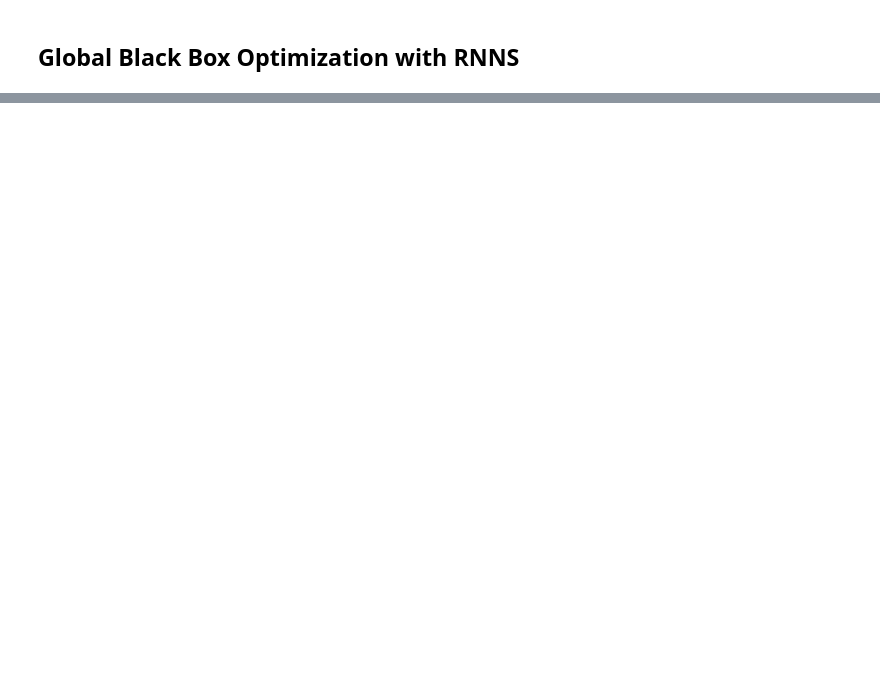
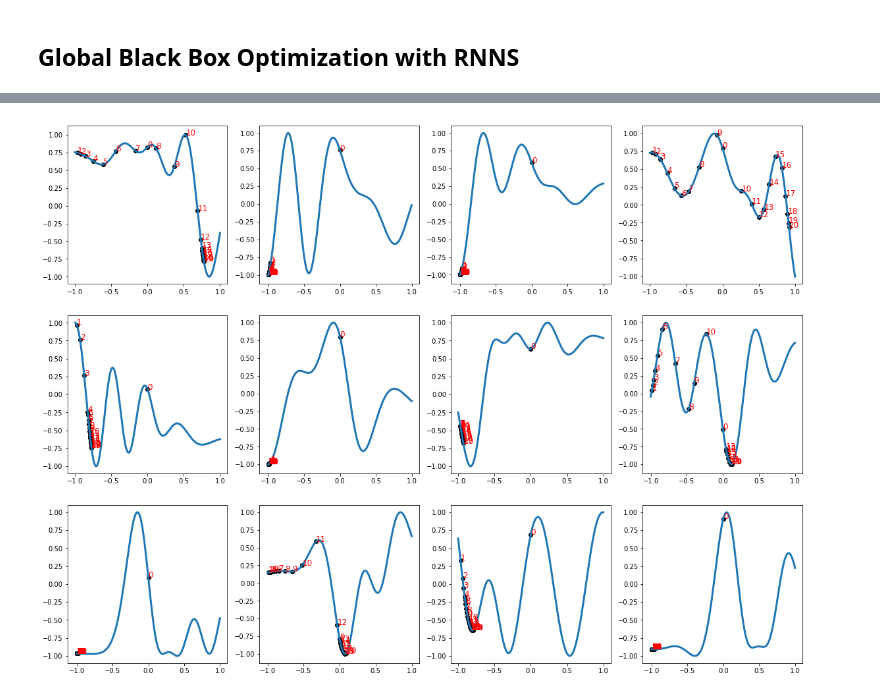
Before and after one commit to p16i/blackbox-optimization-using-rnns, a Jupyter notebook: GPOptimizeLSTM.ipynb, the cells around one changed output, grey strips where cells are left out. Drawn from its saved outputs; the diff is of its cells as text; code cells hidden in the pictures; blank space fills up the shorter version.

```diff
--- a/GPOptimizeLSTM.ipynb
+++ b/GPOptimizeLSTM.ipynb
@@ -54,7 +54,7 @@ def lstm_model(f):
     x = x_0
     y = f(x)
     samples_x = [x]
-    samples_y = [tf.reduce_mean(y)]
+    samples_y = [y]
 
     # No idea why this is necessary
     cell = tf.contrib.rnn.LSTMCell(num_units = n_hidden, reuse=None)
@@ -67,7 +67,7 @@ def lstm_model(f):
         y = f(x)
 
         samples_x.append(x)
-        samples_y.append(tf.reduce_mean(y))
+        samples_y.append(y)
 
     return samples_x, samples_y
 # %%
@@ -206,9 +214,12 @@ samples_test = sess.run([samples_x], feed_dict={Xt: X_test, At: A_test, size : n
 samples_test = np.array(samples_test[0]).reshape(n_steps+1,n_test, dim).transpose((1,0,2))
 # %%
 # Show results on Training Data
-nplot = 12
-idx = np.random.choice(list(range(n_train)), nplot)
-f_plot = lambda x: normalize(min_train[idx], max_train[idx], GP(X_train[idx], A_train[idx], x))
-viz.plot_result(f_plot, dim, nplot, samples_train[idx])
+if visualize:
+    nplot = 12
+    idx = np.random.choice(list(range(n_train)), nplot)
+    f_plot = lambda x: normalize(min_train[idx], max_train[idx], GP(X_train[idx], A_train[idx], x))
+    viz.plot_result(f_plot, dim, nplot, samples_train[idx])
+# %% [output]
+[figure, added]
 # %%
 # Show results on Test Data
```
Also changed, not shown: parts of 8 cells of this notebook.
